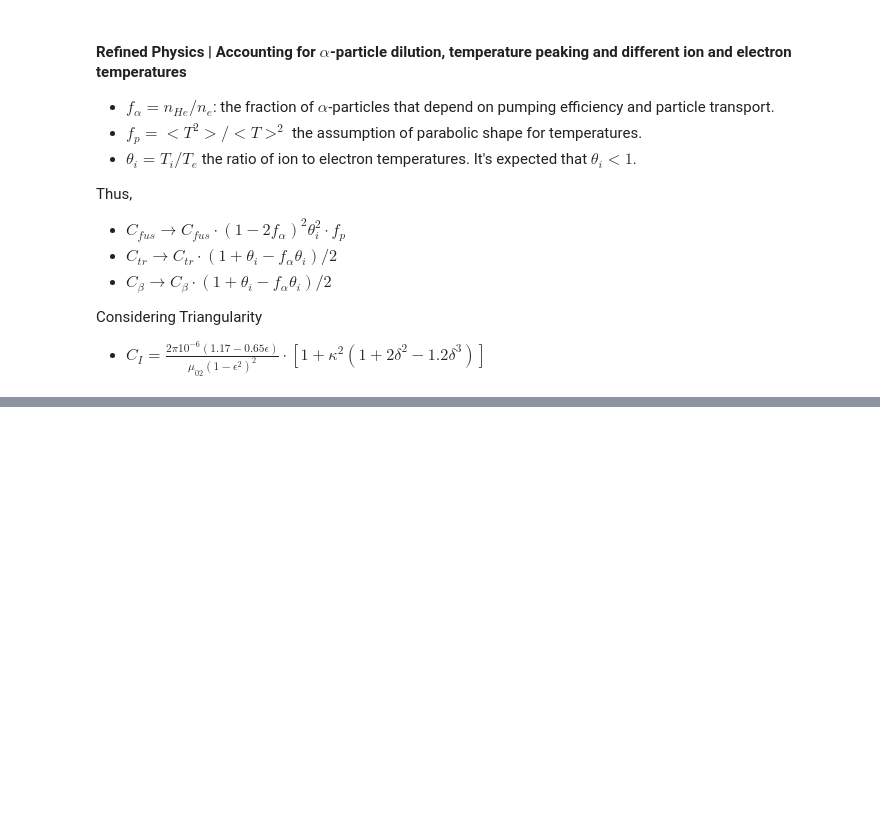
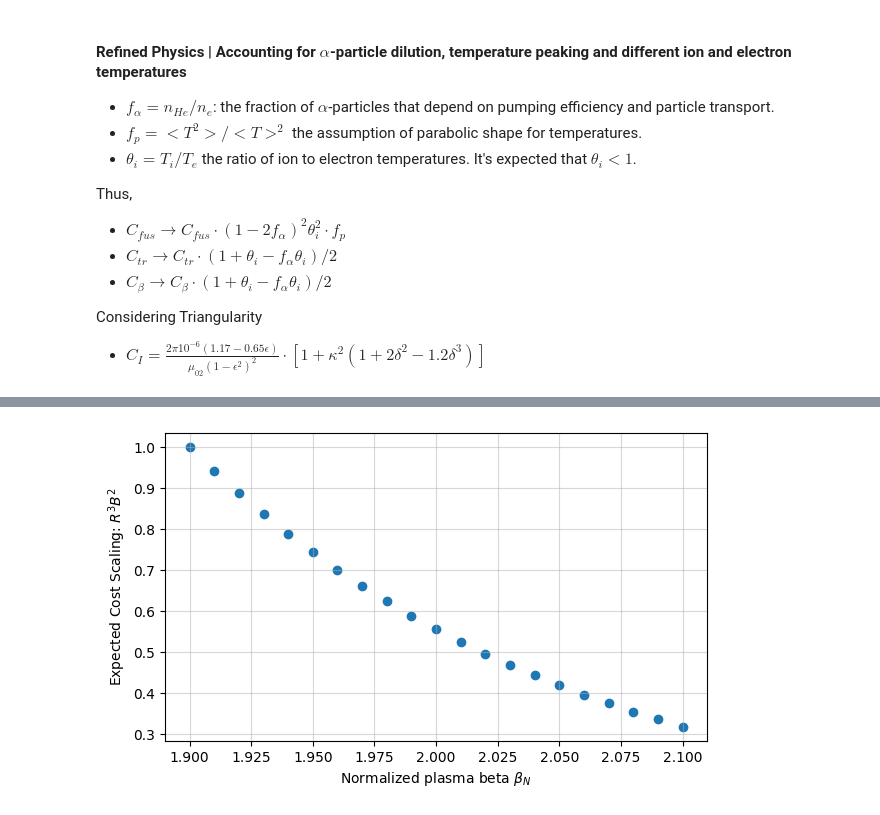
Before and after one commit to Chinnasf/Physics, a Jupyter notebook: TOKAMAKS/CEA/Scaling Law -- Reduced Parameters.ipynb, the cells around one changed output, grey strips where cells are left out. Cells and saved outputs as stored; diff of their text form; code cells hidden in the pictures; blank space fills up the shorter version.

```diff
--- a/TOKAMAKS/CEA/Scaling Law -- Reduced Parameters.ipynb
+++ b/TOKAMAKS/CEA/Scaling Law -- Reduced Parameters.ipynb
@@ -238,0 +273,12 @@ plt.grid(alpha=0.5);
+# %%
+# Expected to cost with a scaling of ~ B^2R^3
+plt.figure(figsize=(7,4))
+RB_costs = (matlab_sol.B.values**2)*(matlab_sol.R.values**3)
+max_RB_costs = max(RB_costs)
+RB_costs = RB_costs/max_RB_costs
+plt.scatter(matlab_sol.beta_n, RB_costs)
+plt.grid(alpha=0.5)
+plt.xlabel("Normalized plasma beta $\\beta_N$")
+plt.ylabel("Expected Cost Scaling: $R^3B^2$");
+# %% [output]
+[figure, added]
```
Also changed, not shown: parts of 9 cells of this notebook.
